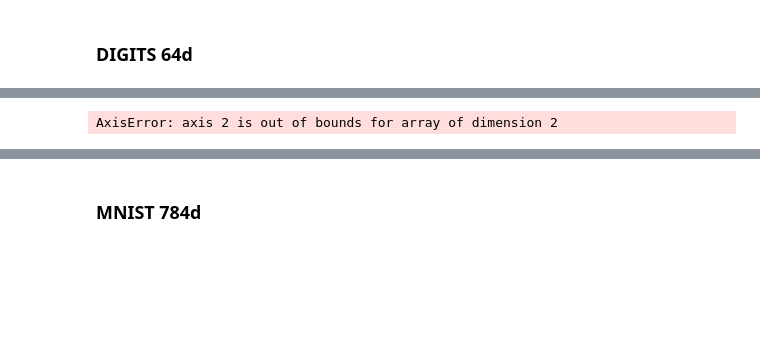
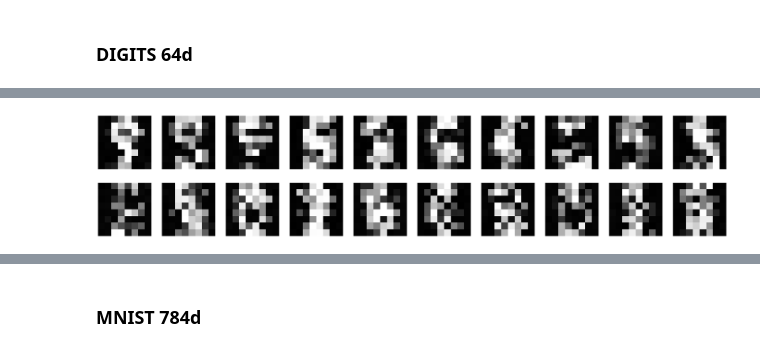
Before and after one commit to Huk-David/Ratio-Copula, a Jupyter notebook: Copula by Ratio Estimation/Digits_MNIST_exp/image_exp.ipynb, the cells around one changed output, grey strips where cells are left out. Saved outputs shown, nothing was run; the diff lists cells and outputs as text; code cells hidden in the pictures; blank space fills up the shorter version.

```diff
--- a/Copula by Ratio Estimation/Digits_MNIST_exp/image_exp.ipynb
+++ b/Copula by Ratio Estimation/Digits_MNIST_exp/image_exp.ipynb
@@ -154,17 +149,17 @@ plt.matshow(reverse_transform(noise_test[0].squeeze()), cmap='gray')
 # %%
-
+from tqdm import tqdm
 # Define loss function and optimizer
 optimizer = optim.Adam(model.parameters(), lr=0.0002, betas=(0.5, 0.999))
 
 # Training loop
-num_epochs = 500
-for epoch in range(num_epochs):
+num_epochs = 501
+for epoch in tqdm(range(num_epochs)):
     model.train()
     running_loss = 0.0
     for inputs, labels in train_loader:
         optimizer.zero_grad()
         r_p = model(inputs).squeeze()
-        r_q = model(torch.randn((10*inputs.shape[0],1,8,8))).squeeze()
+        r_q = model(torch.randn((3*64*inputs.shape[0],1,8,8))).squeeze()
         loss = loss_nce(r_p, r_q,inputs.shape[0], 10*inputs.shape[0])
         loss.backward()
         optimizer.step()
@@ -192,48 +183,21 @@ Epoch 500/500, Loss: 0.15995713914262838
-# %%
-import torch
-import numpy as np
-from pyhmc import hmc
-from scipy.special import logsumexp
-
-def sample_from_model(model, n_samples, hmc_runs=5, burn_in_n=1000, bimodal_hmc=False):
-    def log_r_times_gauss(x):
-        x_tensor = torch.tensor(x, dtype=torch.float32, requires_grad=True)
-        fun = torch.log(model(x_tensor)).sum() + torch.distributions.Normal(0, 1).log_prob(x_tensor).sum()
-        fun.backward()
-        grad_wrt_x = x_tensor.grad
-        return np.array(fun.item(), dtype=np.float64), np.array(grad_wrt_x.detach().numpy(), dtype=np.float64)
-
-    def sample_ratio_IS(model, n_prop, n_out):
-        z = np.random.randn(n_prop, 1, 8, 8)
-        r_log = np.log(model(torch.tensor(z).float()).detach().numpy()).sum(axis=(1, 2, 3)) + \
-                torch.distributions.Normal(0, 1).log_prob(torch.tensor(z).float()).sum(axis=(1, 2, 3)).detach().numpy()
-        sims = np.random.choice(np.arange(n_prop), size=n_out, p=np.exp(r_log - logsumexp(r_log)).flatten(), replace=True)
-        return z[sims]
-
-    samples = []
-    log_pdf_samples = []
-    for hmc_run in range(hmc_runs):
-        start_x = sample_ratio_IS(model, 100, 10)
-        if bimodal_hmc:
-            samples1 = hmc(log_r_times_gauss, x0=start_x[0], n_samples=int(n_samples/2), return_logp=True, n_burn=burn_in_n)
-            samples2 = hmc(log_r_times_gauss, x0=-start_x[0], n_samples=int(n_samples/2), return_logp=True, n_burn=burn_in_n)
-            samples.append(np.concatenate([samples1[0], samples2[0]]))
-            log_pdf_samples.append(np.concatenate([samples1[1], samples2[1]]))
-        else:
-            samples1 = hmc(log_r_times_gauss, x0=start_x[0], n_samples=n_samples, return_logp=True, n_burn=burn_in_n)
-            samples.append(samples1[0])
-            log_pdf_samples.append(samples1[1])
-
-        print('run', hmc_run, 'DONE')
-
-    samples = np.concatenate(samples)
-    log_pdf_samples = np.concatenate(log_pdf_samples)
-    return samples, log_pdf_samples
-
-# Example usage
-n_runs = 1
-n_sims = 2
-samples, log_pdf_samples = sample_from_model(model, n_sims, hmc_runs=n_runs, burn_in_n=3, bimodal_hmc=True)
-print(samples.shape)
-# %% [output]
-AxisError: axis 2 is out of bounds for array of dimension 2
+# %%
+import matplotlib.pyplot as plt
+
+noise_test = torch.randn(100000, 1, 8, 8)
+r_noise = model(noise_test)
+top_10_idx = np.argpartition(r_noise.detach().numpy().flatten(), -10)[-10:]
+# Create a subplot of size 2x10
+fig, axes = plt.subplots(2, 10, figsize=(40, 8))
+
+# Plot the images corresponding to the largest 10 values in the first row
+for i, idx in enumerate(top_10_idx):
+    axes[0, i].matshow(reverse_transform(noise_test[idx].squeeze()), cmap='gray')
+    axes[0, i].axis('off')
+# Plot random images in the second row
+for i, idx in enumerate(range(10)):
+    axes[1, i].matshow(reverse_transform(noise_test[idx].squeeze()), cmap='gray')
+    axes[1, i].axis('off')
+
+plt.show()
+# %% [output]
+[figure, added]
```
Also changed, not shown: parts of 20 cells of this notebook, 1 other file.
